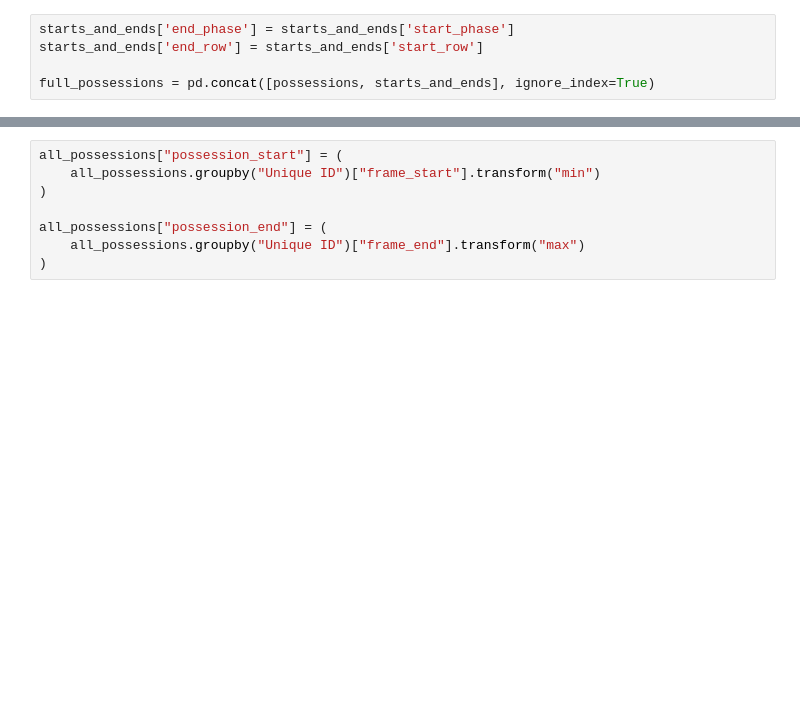
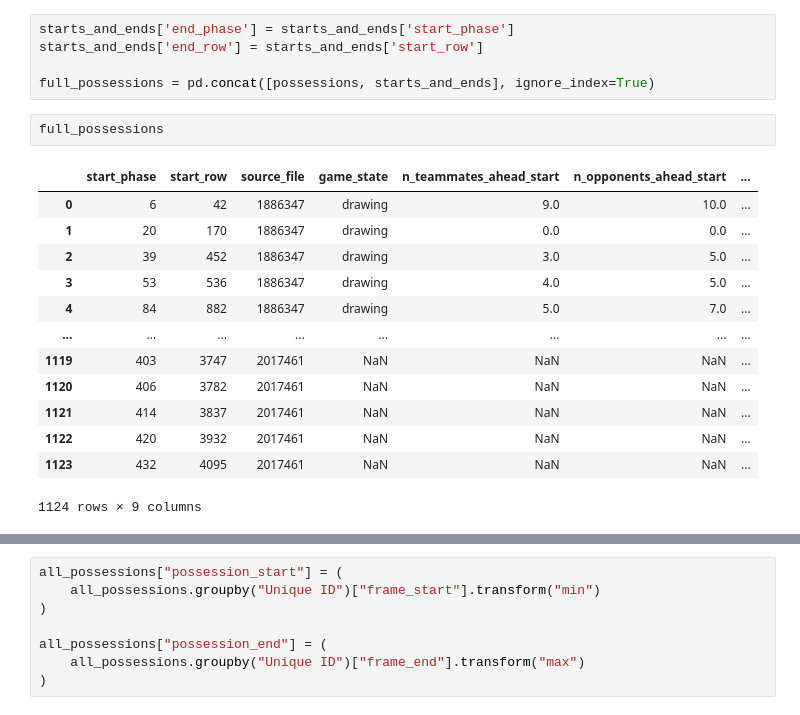
Before and after one commit to naveenelliott/SkillCorner_Tracking_Data_Project, a Jupyter notebook: notebooks/Preprocessing/Creating_Event_Dataset.ipynb, the cells around one changed output, grey strips where cells are left out. Saved outputs shown, nothing was run; the diff lists cells and outputs as text; blank space fills up the shorter version.

```diff
--- a/notebooks/Preprocessing/Creating_Event_Dataset.ipynb
+++ b/notebooks/Preprocessing/Creating_Event_Dataset.ipynb
@@ -129,6 +136,22 @@ starts_and_ends['end_phase'] = starts_and_ends['start_phase']
 starts_and_ends['end_row'] = starts_and_ends['start_row']
 
 full_possessions = pd.concat([possessions, starts_and_ends], ignore_index=True)
+# %%
+full_possessions
+# %% [output]
+|  | start_phase | start_row | source_file | game_state | n_teammates_ahead_start | n_opponents_ahead_start | ... |
+| 0 | 6 | 42 | 1886347 | drawing | 9.0 | 10.0 | ... |
+| 1 | 20 | 170 | 1886347 | drawing | 0.0 | 0.0 | ... |
+| 2 | 39 | 452 | 1886347 | drawing | 3.0 | 5.0 | ... |
+| 3 | 53 | 536 | 1886347 | drawing | 4.0 | 5.0 | ... |
+| 4 | 84 | 882 | 1886347 | drawing | 5.0 | 7.0 | ... |
+| ... | ... | ... | ... | ... | ... | ... | ... |
+| 1119 | 403 | 3747 | 2017461 | NaN | NaN | NaN | ... |
+| 1120 | 406 | 3782 | 2017461 | NaN | NaN | NaN | ... |
+| 1121 | 414 | 3837 | 2017461 | NaN | NaN | NaN | ... |
+| 1122 | 420 | 3932 | 2017461 | NaN | NaN | NaN | ... |
+| 1123 | 432 | 4095 | 2017461 | NaN | NaN | NaN | ... |
+1124 rows × 9 columns
 # %%
 segments = []
 
```
Also changed, not shown: parts of 5 cells of this notebook, 1 other file.
